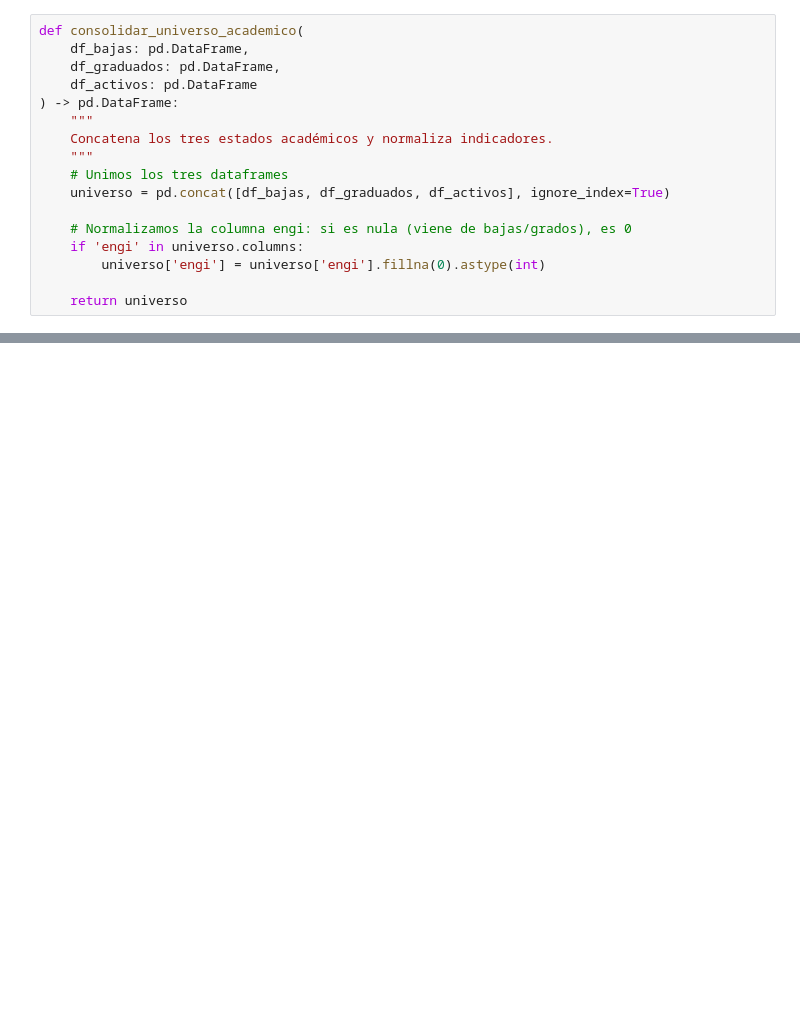
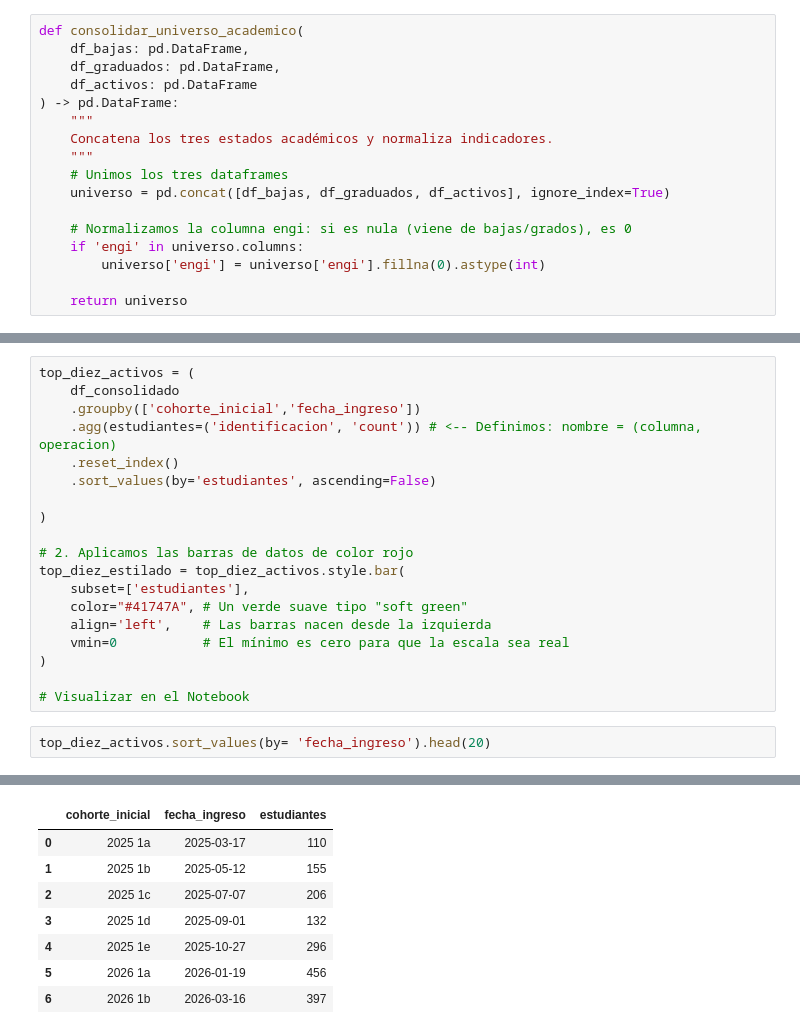
Before and after one commit to juanjimenez-design/central_perm_flow, a Jupyter notebook: notebooks/nb_calac_activos_baj_grad.ipynb, the cells around one changed output, grey strips where cells are left out. Drawn from its saved outputs; the diff is of its cells as text; blank space fills up the shorter version.

```diff
--- a/notebooks/nb_calac_activos_baj_grad.ipynb
+++ b/notebooks/nb_calac_activos_baj_grad.ipynb
@@ -317,0 +319,22 @@ Name: count, dtype: int64
+# %%
+top_diez_activos = (
+    df_consolidado
+    .groupby(['cohorte_inicial','fecha_ingreso'])
+    .agg(estudiantes=('identificacion', 'count')) # <-- Definimos: nombre = (columna, operacion)
+    .reset_index()
+    .sort_values(by='estudiantes', ascending=False)
+
+)
+
+# 2. Aplicamos las barras de datos de color rojo
+top_diez_estilado = top_diez_activos.style.bar(
+    subset=['estudiantes'],
+    color="#41747A", # Un verde suave tipo "soft green"
+    align='left',    # Las barras nacen desde la izquierda
+    vmin=0           # El mínimo es cero para que la escala sea real
+)
+
+# Visualizar en el Notebook
+# %%
+top_diez_activos.sort_values(by= 'fecha_ingreso').head(20)
+# %% [output]
@@ -317,0 +342,8 @@ Name: count, dtype: int64
+|  | cohorte_inicial | fecha_ingreso | estudiantes |
+| 0 | 2025 1a | 2025-03-17 | 110 |
+| 1 | 2025 1b | 2025-05-12 | 155 |
+| 2 | 2025 1c | 2025-07-07 | 206 |
+| 3 | 2025 1d | 2025-09-01 | 132 |
+| 4 | 2025 1e | 2025-10-27 | 296 |
+| 5 | 2026 1a | 2026-01-19 | 456 |
+| 6 | 2026 1b | 2026-03-16 | 397 |
```
Also changed, not shown: parts of 11 cells of this notebook, 5 other files.
